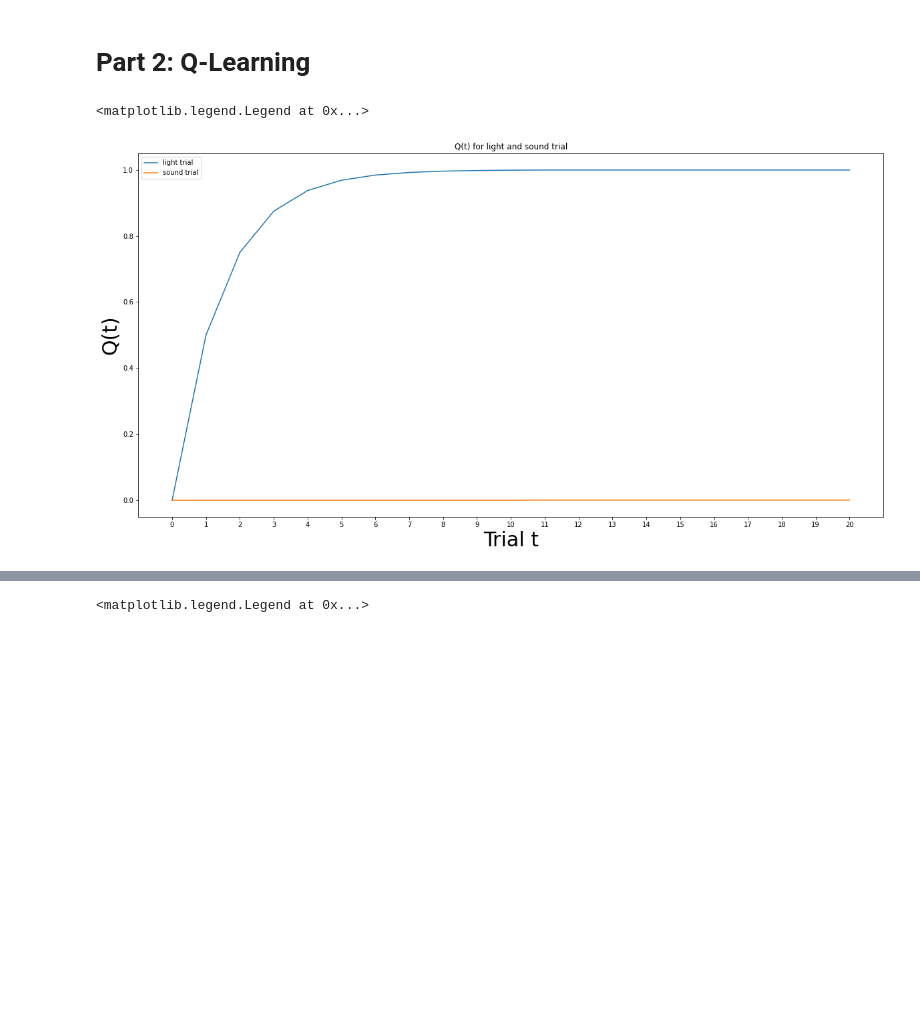
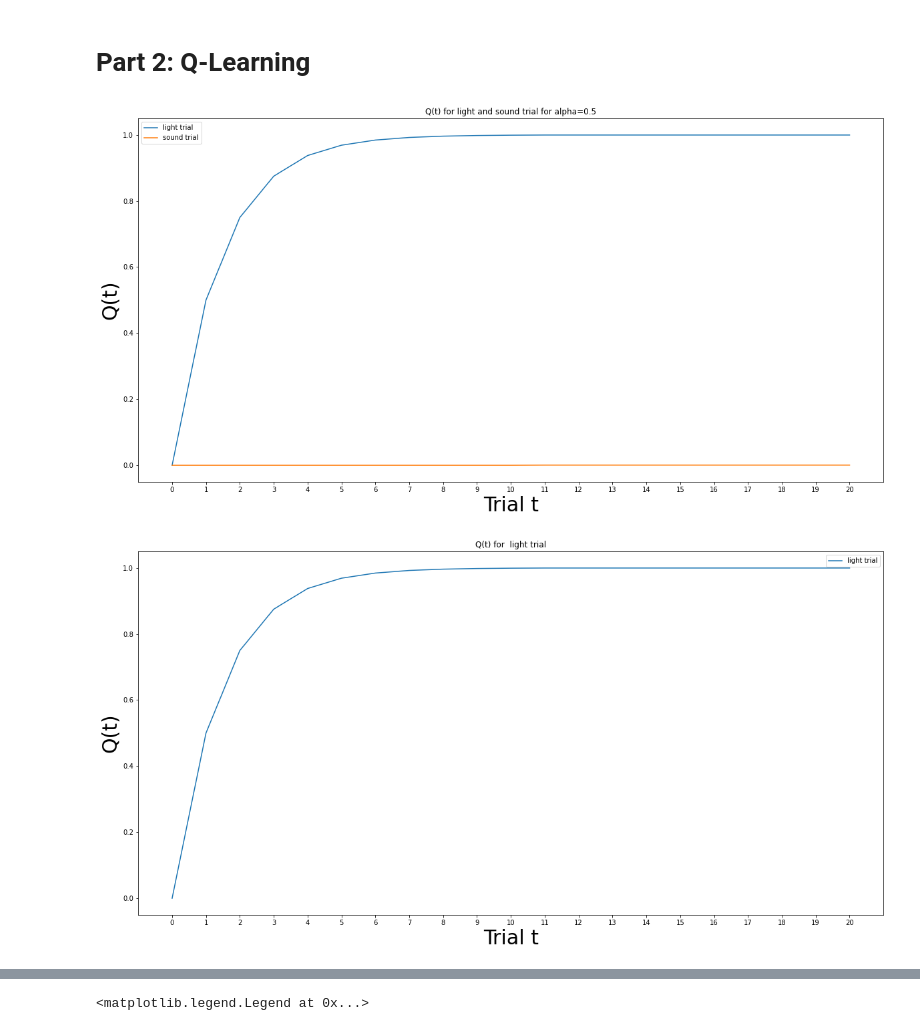
Before and after one commit to yanistazi/Comp_Neuroscience, a Jupyter notebook: HW7/HW7.ipynb, the cells around one changed output, grey strips where cells are left out. Cells and saved outputs as stored; diff of their text form; code cells hidden in the pictures; blank space fills up the shorter version.

```diff
--- a/HW7/HW7.ipynb
+++ b/HW7/HW7.ipynb
@@ -273,16 +273,35 @@ for  t in range(1,len(R)):
         #Q.append(Q[t-1] + alpha * (R[t]-Q_s_s[t-1]))
         Q_s_l.append(Q_s_l[t-1])
         Q_s_s.append(Q_s_s[t-1] + alpha * (R[t]-Q_s_s[t-1]))
-# %%
-plt.plot(Q_s_l,label="light trial")
-plt.plot(Q_s_s,label="sound trial")
-#plt.plot(Q_both,label="light and sound trial")
-
-plt.xlabel("Trial t",fontsize=30)
-plt.ylabel("Q(t)",fontsize=30)
-plt.xticks(range(0,21))
-plt.title ("Q(t) for light and sound trial")
-plt.legend()
-# %% [output]
-<matplotlib.legend.Legend at 0x...>
-[figure, removed]
+# %%
+plt.plot(Q_s_l,label="light trial")
+plt.plot(Q_s_s,label="sound trial")
+
+plt.xlabel("Trial t",fontsize=30)
+plt.ylabel("Q(t)",fontsize=30)
+plt.xticks(range(0,21))
+plt.title ("Q(t) for light and sound trial for alpha=0.5")
+plt.legend()
+plt.show()
+
+
+
+# Plot them one by one so  that we see the effect of sound trial (very low with alpha=0.5)
+plt.plot(Q_s_l,label="light trial")
+plt.xlabel("Trial t",fontsize=30)
+plt.ylabel("Q(t)",fontsize=30)
+plt.xticks(range(0,21))
+plt.title ("Q(t) for  light trial")
+plt.legend()
+plt.show()
+
+plt.plot(Q_s_s,label="sound trial",color='orange')
+plt.xlabel("Trial t",fontsize=30)
+plt.ylabel("Q(t)",fontsize=30)
+plt.xticks(range(0,21))
+plt.title ("Q(t) for  sound trial")
+plt.legend()
+plt.show()
+# %% [output]
+[figure, added]
+[figure, added]
```
Also changed, not shown: parts of 15 cells of this notebook, 1 other file.
